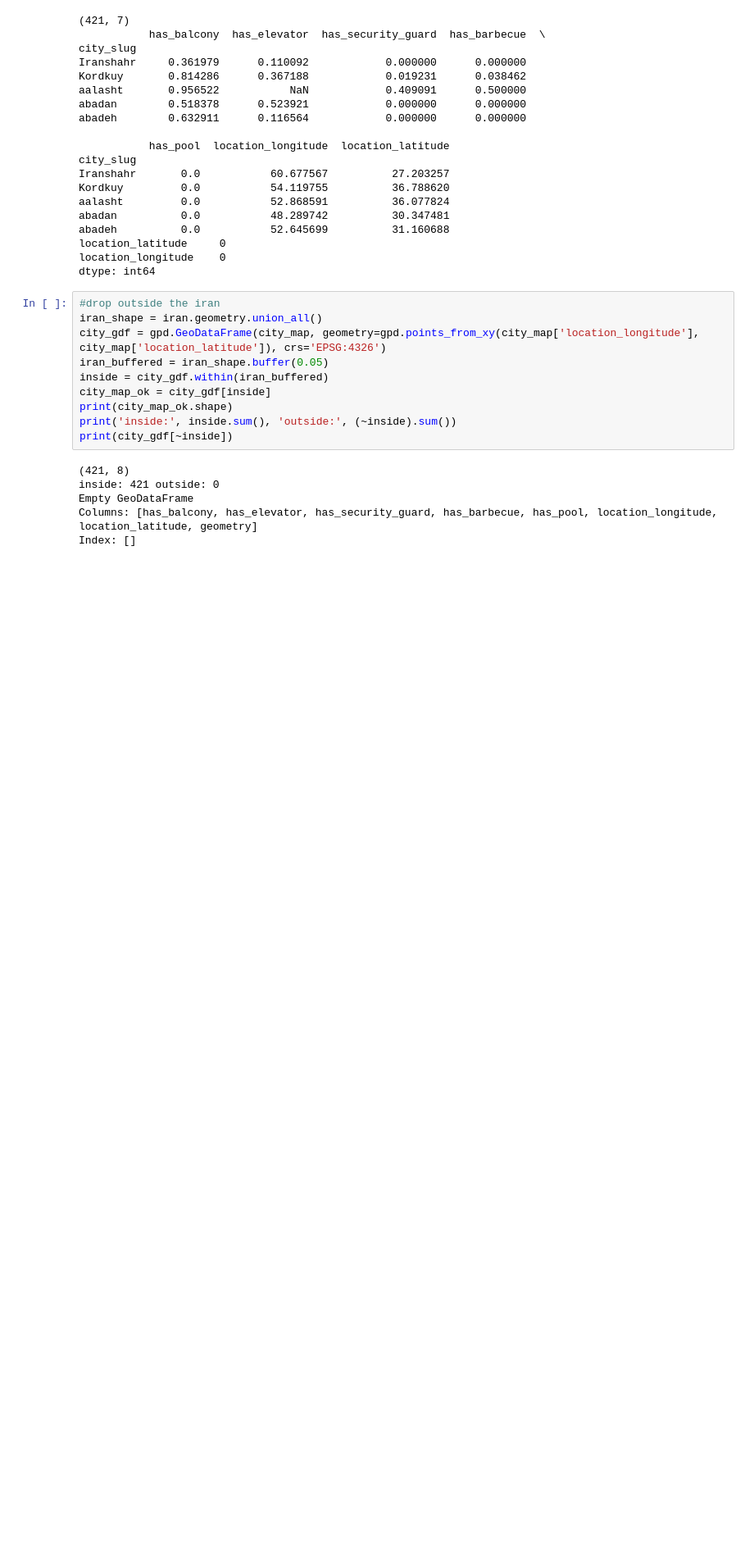
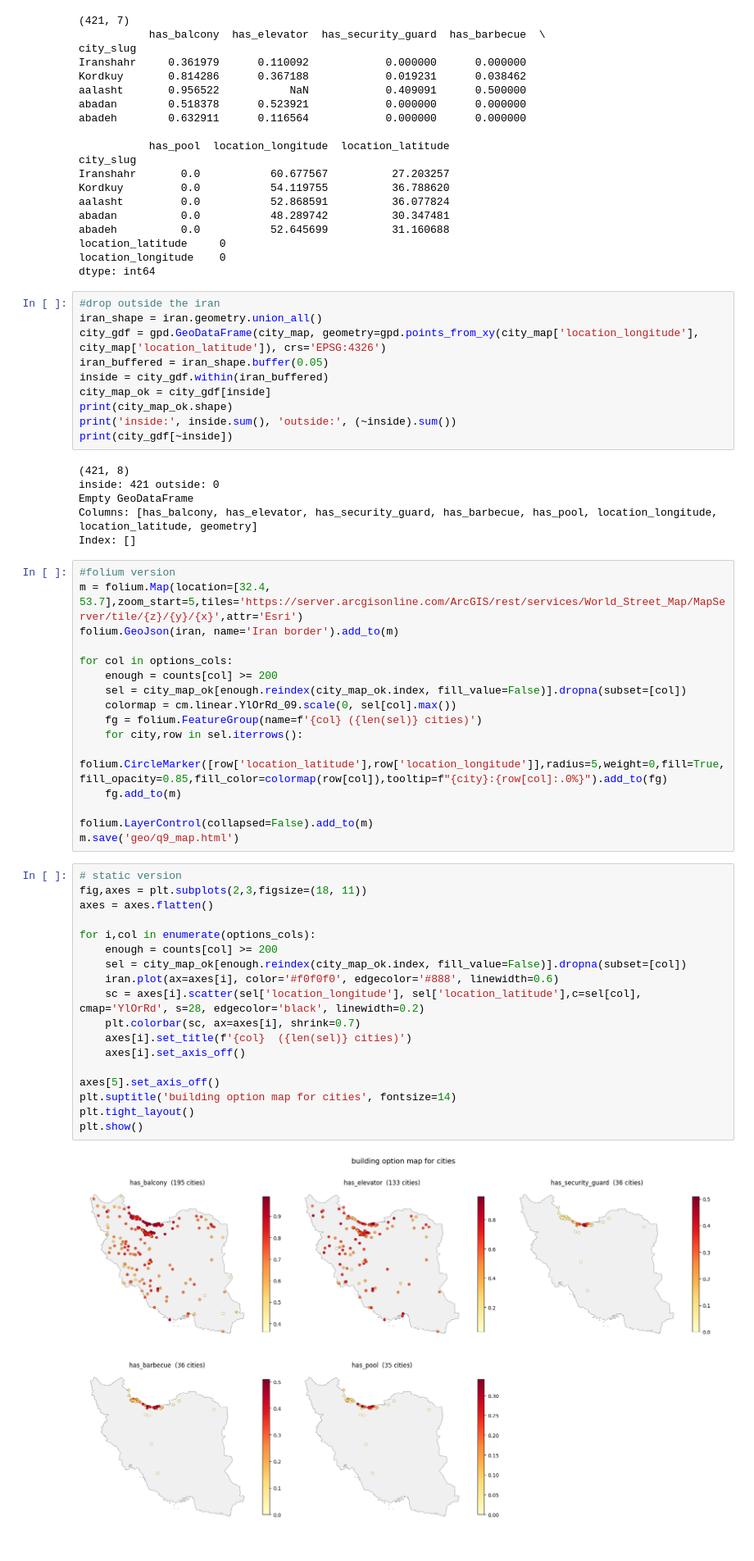
Before and after one commit to aminrafi394/quera-AI-first-project, a Jupyter notebook: notebooks/q8_q9_mahdi.ipynb, the cells around one changed output. Shown at 82% size. Drawn from its saved outputs; the diff is of its cells as text; blank space fills up the shorter version.

Commit message:
Add static and interactive maps of amenity share per city

```diff
--- a/notebooks/q8_q9_mahdi.ipynb
+++ b/notebooks/q8_q9_mahdi.ipynb
@@ -582,3 +584,39 @@ inside: 421 outside: 0
 Empty GeoDataFrame
 Columns: [has_balcony, has_elevator, has_security_guard, has_barbecue, has_pool, location_longitude, location_latitude, geometry]
 Index: []
+# %%
+#folium version
+m = folium.Map(location=[32.4, 53.7],zoom_start=5,tiles='https://server.arcgisonline.com/ArcGIS/rest/services/World_Street_Map/MapServer/tile/{z}/{y}/{x}',attr='Esri')
+folium.GeoJson(iran, name='Iran border').add_to(m)
+
+for col in options_cols:
+    enough = counts[col] >= 200
+    sel = city_map_ok[enough.reindex(city_map_ok.index, fill_value=False)].dropna(subset=[col])
+    colormap = cm.linear.YlOrRd_09.scale(0, sel[col].max())
+    fg = folium.FeatureGroup(name=f'{col} ({len(sel)} cities)')
+    for city,row in sel.iterrows():
+        folium.CircleMarker([row['location_latitude'],row['location_longitude']],radius=5,weight=0,fill=True,fill_opacity=0.85,fill_color=colormap(row[col]),tooltip=f"{city}:{row[col]:.0%}").add_to(fg)
+    fg.add_to(m)
+
+folium.LayerControl(collapsed=False).add_to(m)
+m.save('geo/q9_map.html')
+# %%
+# static version
+fig,axes = plt.subplots(2,3,figsize=(18, 11))
+axes = axes.flatten()
+
+for i,col in enumerate(options_cols):
+    enough = counts[col] >= 200
+    sel = city_map_ok[enough.reindex(city_map_ok.index, fill_value=False)].dropna(subset=[col])
+    iran.plot(ax=axes[i], color='#f0f0f0', edgecolor='#888', linewidth=0.6)
+    sc = axes[i].scatter(sel['location_longitude'], sel['location_latitude'],c=sel[col], cmap='YlOrRd', s=28, edgecolor='black', linewidth=0.2)
+    plt.colorbar(sc, ax=axes[i], shrink=0.7)
+    axes[i].set_title(f'{col}  ({len(sel)} cities)')
+    axes[i].set_axis_off()
+
+axes[5].set_axis_off()
+plt.suptitle('building option map for cities', fontsize=14)
+plt.tight_layout()
+plt.show()
+# %% [output]
+[figure, added]
```
Also changed, not shown: parts of 1 cell of this notebook, 1 other file.
